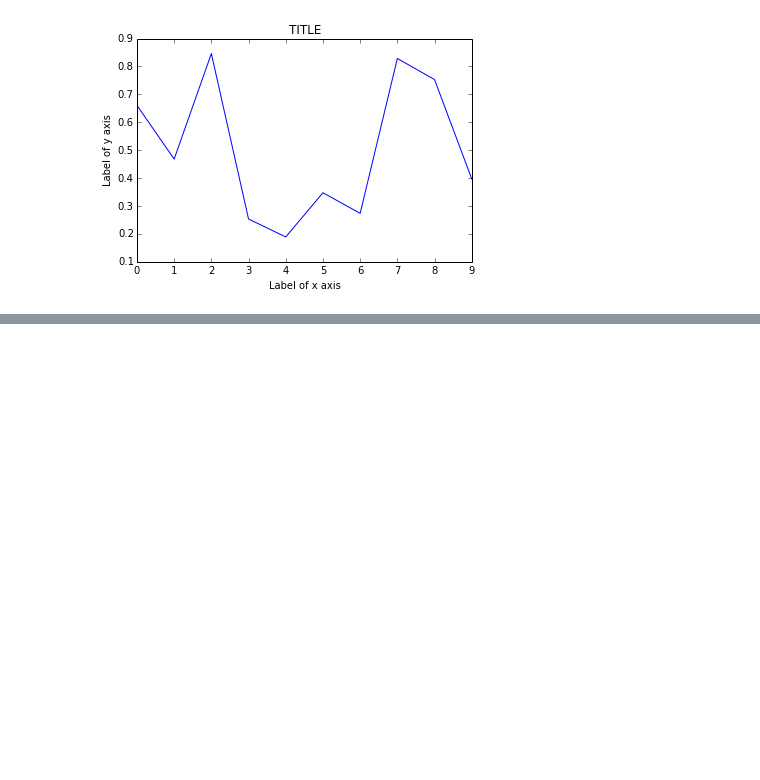
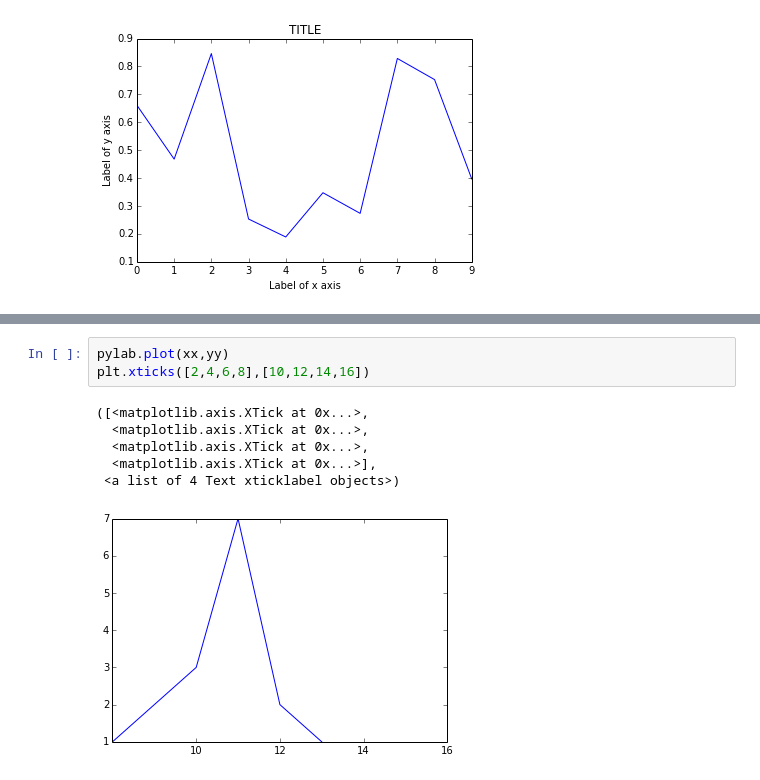
Before and after one commit to mkhm/python-scientific-computing-course-2015, a Jupyter notebook: Lecture-1-Introduction-to-Python-Programming.ipynb, the cells around one changed output, grey strips where cells are left out. Saved outputs shown, nothing was run; the diff lists cells and outputs as text; blank space fills up the shorter version.

```diff
--- a/Lecture-1-Introduction-to-Python-Programming.ipynb
+++ b/Lecture-1-Introduction-to-Python-Programming.ipynb
@@ -327,0 +346,10 @@ pylab.title('TITLE')
+# %%
+pylab.plot(xx,yy)
+plt.xticks([2,4,6,8],[10,12,14,16])
+# %% [output]
+([<matplotlib.axis.XTick at 0x...>,
+  <matplotlib.axis.XTick at 0x...>,
+  <matplotlib.axis.XTick at 0x...>,
+  <matplotlib.axis.XTick at 0x...>],
+ <a list of 4 Text xticklabel objects>)
+[figure, added]
```
Also changed, not shown: parts of 3 cells of this notebook.
